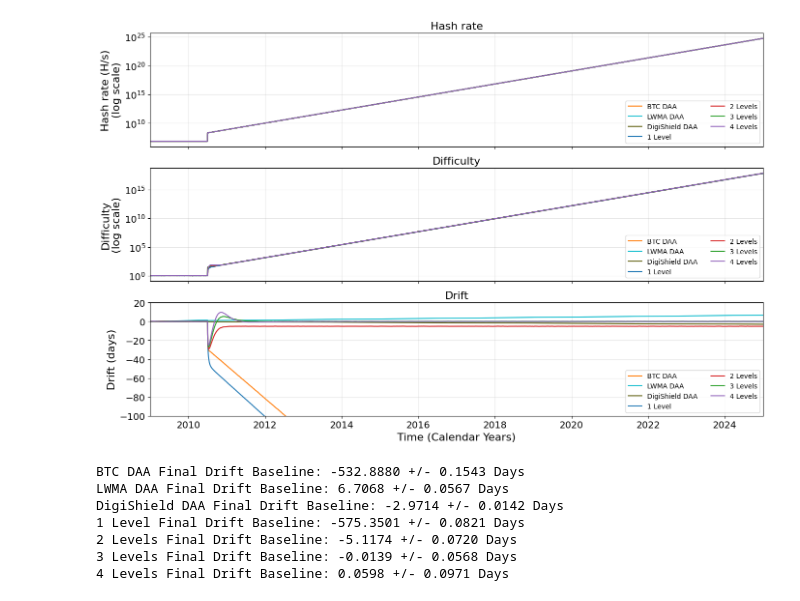
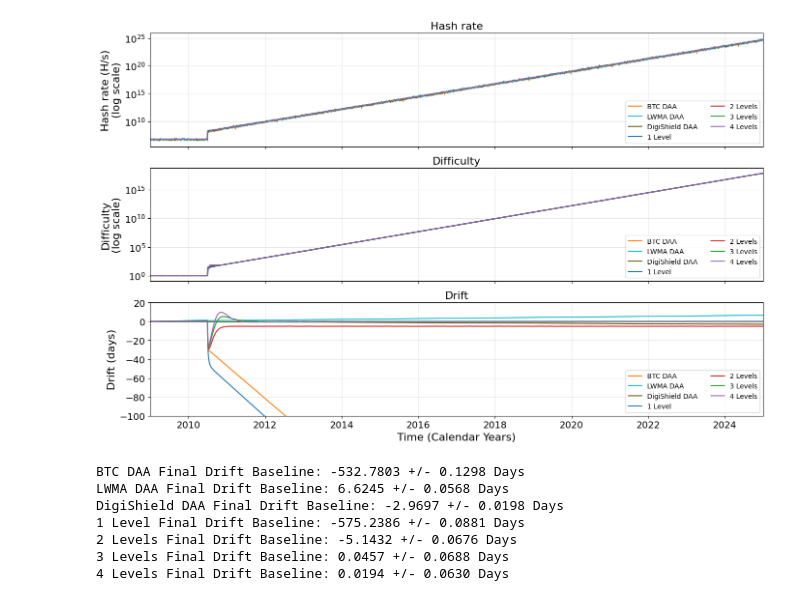
Before and after one commit to demKyr/BCH-DAA-2, a Jupyter notebook: visualisation_multirun.ipynb, the cells around one changed output. Saved outputs shown, nothing was run; the diff lists cells and outputs as text; code cells hidden in the pictures.

Commit message:
Add figures of multirun

```diff
--- a/visualisation_multirun.ipynb
+++ b/visualisation_multirun.ipynb
@@ -127,13 +127,13 @@ use_log = True  # Toggle True for Logarithmic scales, False for Linear scales
 # =========================================================
 
 # 1. Gather all statistical data
-stats_1_level = calculate_time_series_stats("data/multirun/nonAdaptiveExpJump/layers_1_run_*.csv", stride=500)
-stats_2_level = calculate_time_series_stats("data/multirun/nonAdaptiveExpJump/layers_2_run_*.csv", stride=500)
-stats_3_level = calculate_time_series_stats("data/multirun/nonAdaptiveExpJump/layers_3_run_*.csv", stride=500)
-stats_4_level = calculate_time_series_stats("data/multirun/nonAdaptiveExpJump/layers_4_run_*.csv", stride=500)
-stats_btc        = calculate_time_series_stats("data/multirun/nonAdaptiveExpJump/btc_run_*.csv", stride=500)
-stats_lwma       = calculate_time_series_stats("data/multirun/nonAdaptiveExpJump/lwma_run_*.csv", stride=500)
-stats_digishield = calculate_time_series_stats("data/multirun/nonAdaptiveExpJump/digishield_run_*.csv", stride=500)
+stats_1_level = calculate_time_series_stats("data/multirun/adaptiveExpJump/layers_1_run_*.csv", stride=500)
+stats_2_level = calculate_time_series_stats("data/multirun/adaptiveExpJump/layers_2_run_*.csv", stride=500)
+stats_3_level = calculate_time_series_stats("data/multirun/adaptiveExpJump/layers_3_run_*.csv", stride=500)
+stats_4_level = calculate_time_series_stats("data/multirun/adaptiveExpJump/layers_4_run_*.csv", stride=500)
+stats_btc        = calculate_time_series_stats("data/multirun/adaptiveExpJump/btc_run_*.csv", stride=500)
+stats_lwma       = calculate_time_series_stats("data/multirun/adaptiveExpJump/lwma_run_*.csv", stride=500)
+stats_digishield = calculate_time_series_stats("data/multirun/adaptiveExpJump/digishield_run_*.csv", stride=500)
 
 # 2. Setup the Workspace with 3 subplots sharing the X-axis
 fig, (ax1, ax2, ax3) = plt.subplots(3, 1, figsize=(14, 9), sharex=True)
@@ -187,34 +187,34 @@ else:
 ax1.set_title('Hash rate', fontsize=16)
 ax1.tick_params(axis='both', which='major', labelsize=14)
 ax1.grid(True, alpha=0.3)
 ax1.legend(loc='lower right', ncol=2)
 
 # --- Format Subplot 2: Difficulty ---
 if use_log:
     ax2.yaxis.set_major_formatter(ticker.StrMethodFormatter("$10^{{{x:.0f}}}$"))
     ax2.set_ylabel('Difficulty\n(log scale)', fontsize=16)
 else:
     ax2.set_ylabel('Difficulty', fontsize=16)
 ax2.set_title('Difficulty', fontsize=16)
 ax2.tick_params(axis='both', which='major', labelsize=14)
 ax2.grid(True, alpha=0.3)
 ax2.legend(loc='lower right', ncol=2)
 
 # --- Format Subplot 3: Network Drift ---
 ax3.set_title('Drift', fontsize=16)
 ax3.set_xlabel('Time (Calendar Years)', fontsize=16)
 ax3.set_ylabel('Drift (days)', fontsize=16)
 ax3.set_ylim(-100, 20)  # Preserving your exact target zoom window boundaries
 ax3.tick_params(axis='both', which='major', labelsize=14)
 ax3.grid(True, alpha=0.3)
 ax3.legend(loc='lower right', ncol=2)
 ax3.set_ylim(-100, 20)
 
 plt.subplots_adjust(hspace=0.4)
 plt.tight_layout()
 plt.show()
 # %% [output]
-[figure, old version]
+[figure, new version]
 # %%
 for stats, label, _ in configs:
     if stats is None: continue
@@ -222,11 +222,11 @@ for stats, label, _ in configs:
     final_ci_days = stats['ci_drift'][-1]
     print(f"{label} Final Drift Baseline: {final_mean_days:.4f} +/- {final_ci_days:.4f} Days")
 # %% [output]
-BTC DAA Final Drift Baseline: -532.8880 +/- 0.1543 Days
-LWMA DAA Final Drift Baseline: 6.7068 +/- 0.0567 Days
-DigiShield DAA Final Drift Baseline: -2.9714 +/- 0.0142 Days
-1 Level Final Drift Baseline: -575.3501 +/- 0.0821 Days
-2 Levels Final Drift Baseline: -5.1174 +/- 0.0720 Days
-3 Levels Final Drift Baseline: -0.0139 +/- 0.0568 Days
-4 Levels Final Drift Baseline: 0.0598 +/- 0.0971 Days
+BTC DAA Final Drift Baseline: -532.7803 +/- 0.1298 Days
+LWMA DAA Final Drift Baseline: 6.6245 +/- 0.0568 Days
+DigiShield DAA Final Drift Baseline: -2.9697 +/- 0.0198 Days
+1 Level Final Drift Baseline: -575.2386 +/- 0.0881 Days
+2 Levels Final Drift Baseline: -5.1432 +/- 0.0676 Days
+3 Levels Final Drift Baseline: 0.0457 +/- 0.0688 Days
+4 Levels Final Drift Baseline: 0.0194 +/- 0.0630 Days
 # %% [markdown]
```
Also changed, not shown: parts of 1 cell of this notebook, 4 other files.
